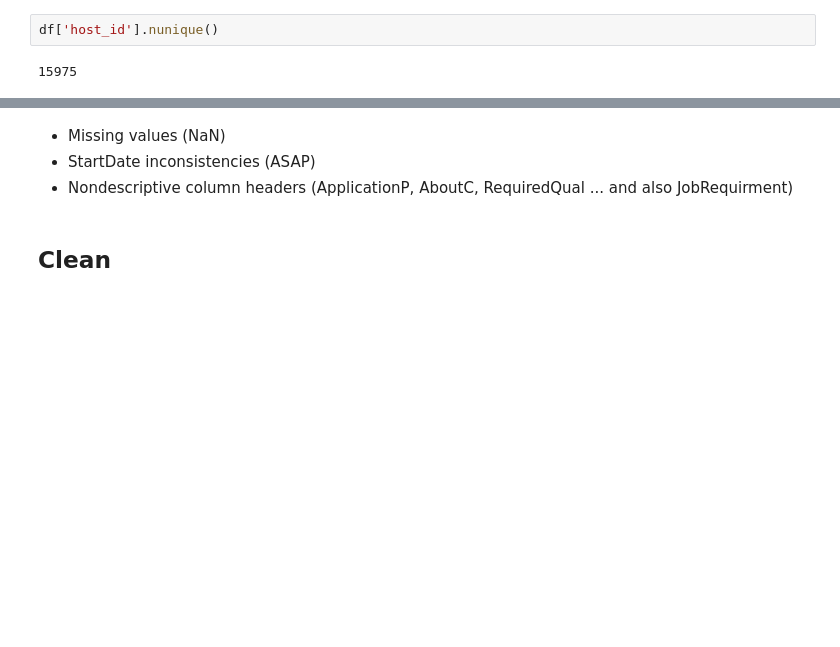
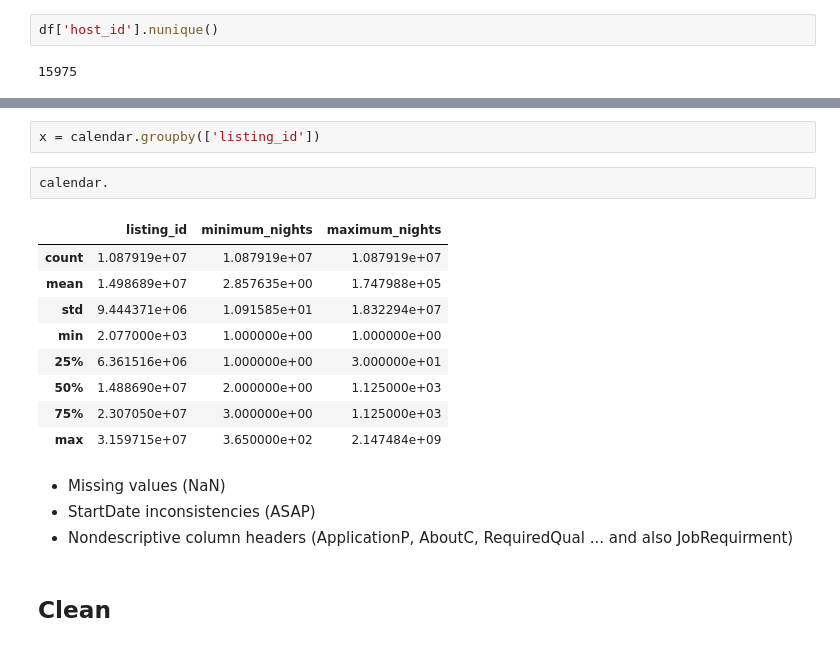
Before and after one commit to paulstancliffe/Blog-Post-AirBnB-Seattle, a Jupyter notebook: airbnb_rome.ipynb, the cells around one changed output, grey strips where cells are left out. Cells and saved outputs as stored; diff of their text form; blank space fills up the shorter version.

```diff
--- a/airbnb_rome.ipynb
+++ b/airbnb_rome.ipynb
@@ -72,3 +108,17 @@ df['host_id'].nunique()
+# %%
+x = calendar.groupby(['listing_id'])
+# %%
+calendar.
+# %% [output]
+|  | listing_id | minimum_nights | maximum_nights |
+| count | 1.087919e+07 | 1.087919e+07 | 1.087919e+07 |
+| mean | 1.498689e+07 | 2.857635e+00 | 1.747988e+05 |
+| std | 9.444371e+06 | 1.091585e+01 | 1.832294e+07 |
+| min | 2.077000e+03 | 1.000000e+00 | 1.000000e+00 |
+| 25% | 6.361516e+06 | 1.000000e+00 | 3.000000e+01 |
+| 50% | 1.488690e+07 | 2.000000e+00 | 1.125000e+03 |
+| 75% | 2.307050e+07 | 3.000000e+00 | 1.125000e+03 |
+| max | 3.159715e+07 | 3.650000e+02 | 2.147484e+09 |
 # %% [markdown]
  - Missing values (NaN)
  - StartDate inconsistencies (ASAP)
```
Also changed, not shown: parts of 4 cells of this notebook.
